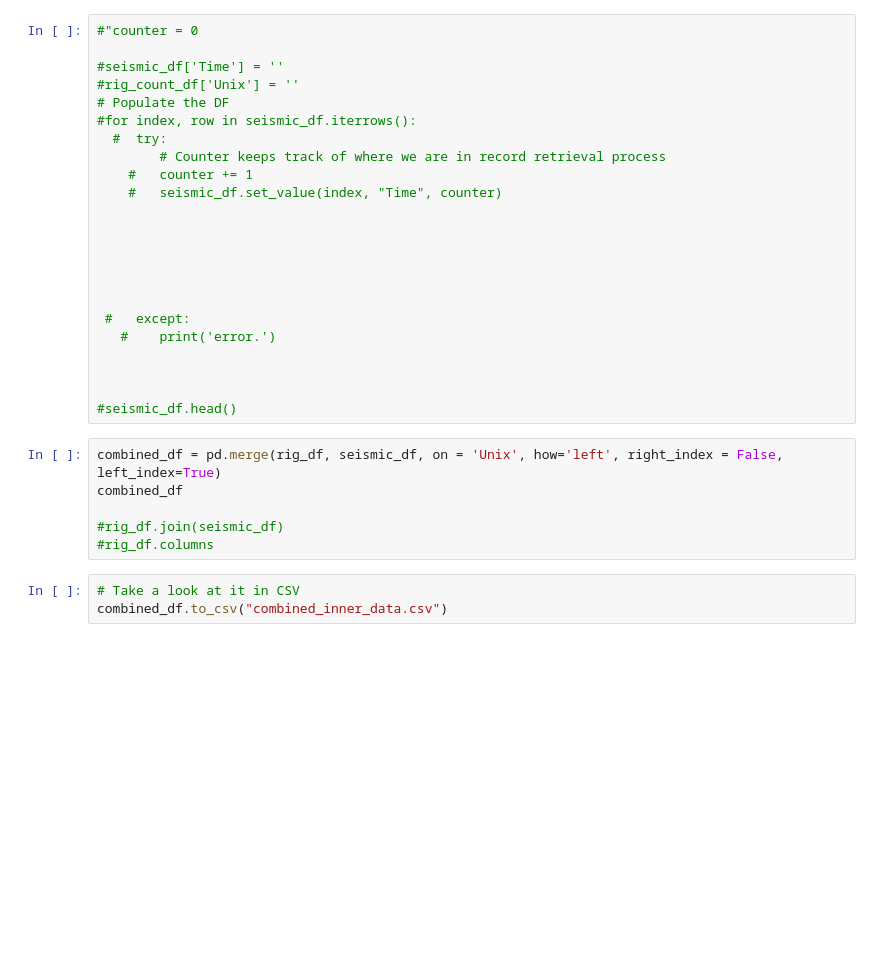
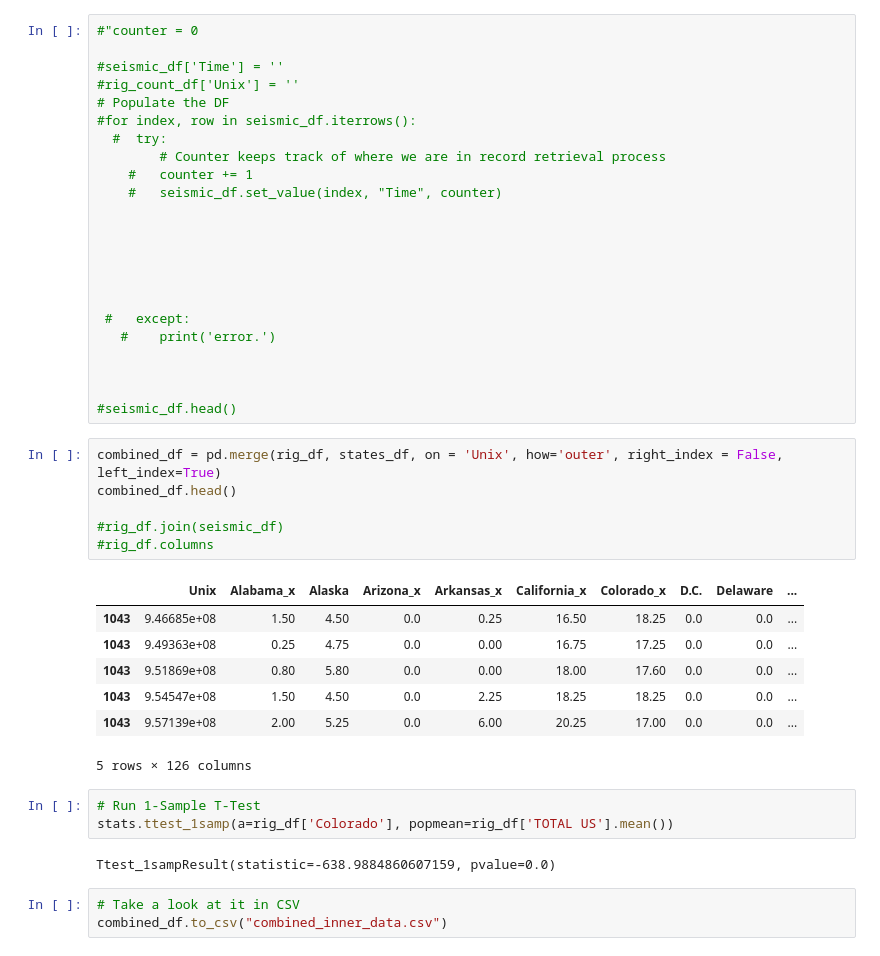
Before and after one commit to AbrahamEapen/Earthquake-Economics, a Jupyter notebook: Analyzing Seismic and Rig Count.ipynb, the cells around one changed output. Saved outputs shown, nothing was run; the diff lists cells and outputs as text; blank space fills up the shorter version.

```diff
--- a/Analyzing Seismic and Rig Count.ipynb
+++ b/Analyzing Seismic and Rig Count.ipynb
@@ -94,11 +148,24 @@ seismic_df.head()
 
 #seismic_df.head()
 # %%
-combined_df = pd.merge(rig_df, seismic_df, on = 'Unix', how='left', right_index = False, left_index=True)
-combined_df
+combined_df = pd.merge(rig_df, states_df, on = 'Unix', how='outer', right_index = False, left_index=True)
+combined_df.head()
 
 #rig_df.join(seismic_df)
 #rig_df.columns
+# %% [output]
+|  | Unix | Alabama_x | Alaska | Arizona_x | Arkansas_x | California_x | Colorado_x | D.C. | Delaware | ... |
+| 1043 | 9.46685e+08 | 1.50 | 4.50 | 0.0 | 0.25 | 16.50 | 18.25 | 0.0 | 0.0 | ... |
+| 1043 | 9.49363e+08 | 0.25 | 4.75 | 0.0 | 0.00 | 16.75 | 17.25 | 0.0 | 0.0 | ... |
+| 1043 | 9.51869e+08 | 0.80 | 5.80 | 0.0 | 0.00 | 18.00 | 17.60 | 0.0 | 0.0 | ... |
+| 1043 | 9.54547e+08 | 1.50 | 4.50 | 0.0 | 2.25 | 18.25 | 18.25 | 0.0 | 0.0 | ... |
+| 1043 | 9.57139e+08 | 2.00 | 5.25 | 0.0 | 6.00 | 20.25 | 17.00 | 0.0 | 0.0 | ... |
+5 rows × 126 columns
+# %%
+# Run 1-Sample T-Test
+stats.ttest_1samp(a=rig_df['Colorado'], popmean=rig_df['TOTAL US'].mean())
+# %% [output]
+Ttest_1sampResult(statistic=-638.9884860607159, pvalue=0.0)
 # %%
 # Take a look at it in CSV
 combined_df.to_csv("combined_inner_data.csv")
```
Also changed, not shown: parts of 10 cells of this notebook, 3 other files.
